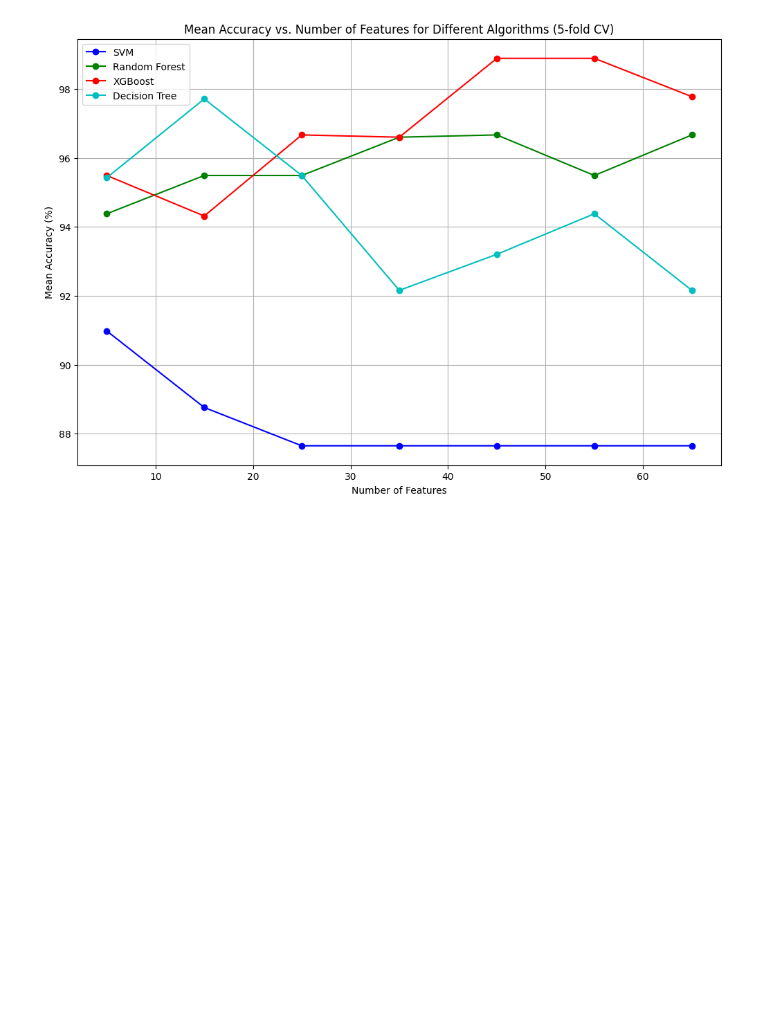
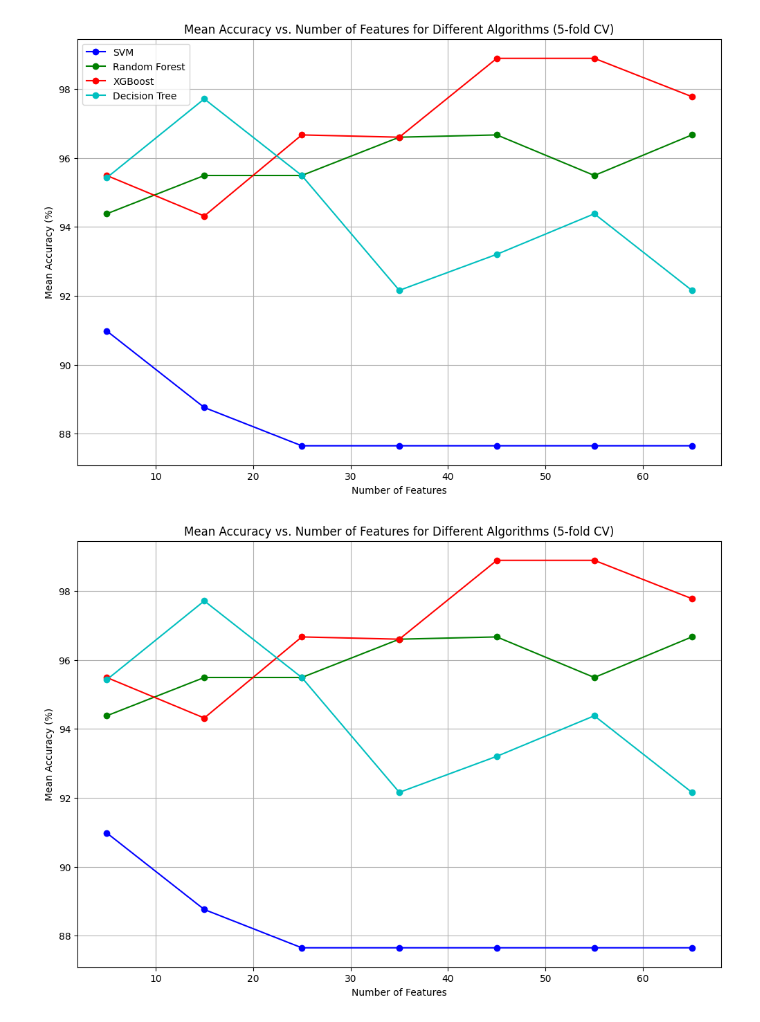
Before and after one commit to Sachira-Heshan/omic-data-and-machine-learning-in-the-identification-of-coronary-artery-disease, a Jupyter notebook: rna_data/models_with_rna_data.ipynb, the cells around one changed output. Cells and saved outputs as stored; diff of their text form; code cells hidden in the pictures; blank space fills up the shorter version.

Commit message:
Generate graph without legend

```diff
--- a/rna_data/models_with_rna_data.ipynb
+++ b/rna_data/models_with_rna_data.ipynb
@@ -1314,3 +1314,40 @@ plt.grid(True)
 plt.show()
 # %% [output]
 [figure]
+# %%
+import matplotlib.pyplot as plt
+
+# Create a figure and axis with a larger size
+fig, ax = plt.subplots(figsize=(12, 8))
+
+# Define colors for each algorithm
+colors = ['b', 'g', 'r', 'c']
+
+# Data for different algorithms
+algorithms = ['SVM', 'Random Forest', 'XGBoost', 'Decision Tree']
+data = [results_svm, results_rf, results_xgb, results_dt]
+
+# Plot data for each algorithm
+for i, algorithm_data in enumerate(data):
+    mean_accuracies = [item['5-fold-CV']['mean-accuracy'] for item in algorithm_data.values()]
+
+    feature_counts = list(algorithm_data.keys())
+
+    ax.plot(
+        feature_counts,
+        mean_accuracies,
+        label=algorithms[i],
+        marker='o',
+        color=colors[i],
+    )
+
+# Customize the plot
+plt.title("Mean Accuracy vs. Number of Features for Different Algorithms (5-fold CV)")
+plt.xlabel("Number of Features")
+plt.ylabel("Mean Accuracy (%)")
+plt.grid(True)
+
+# Show the plot
+plt.show()
+# %% [output]
+[figure, added]
```
Also changed, not shown: parts of 1 cell of this notebook.
